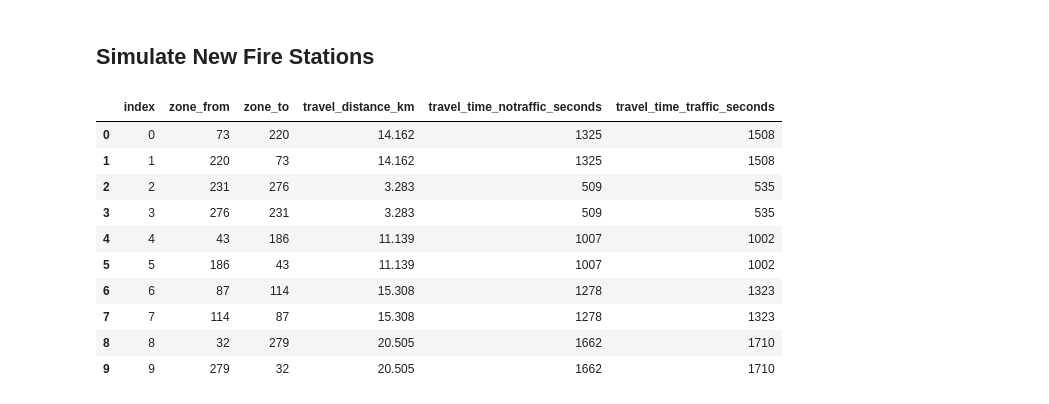
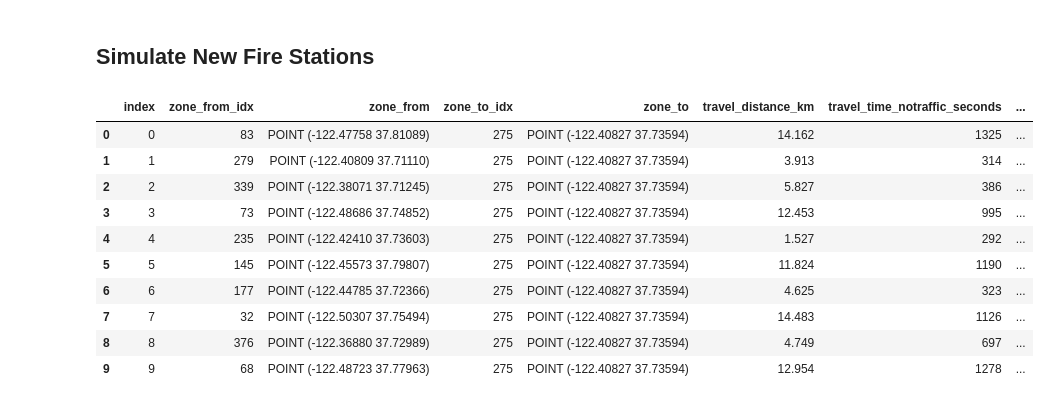
Before and after one commit to mjgood4/firstrespondersites, a Jupyter notebook: research/eda/manderson334/notebooks/Unit Responses.ipynb, the cells around one changed output. Drawn from its saved outputs; the diff is of its cells as text; code cells hidden in the pictures.

Commit message:
simulation zones

```diff
--- a/research/eda/manderson334/notebooks/Unit Responses.ipynb
+++ b/research/eda/manderson334/notebooks/Unit Responses.ipynb
@@ -498,20 +498,24 @@ zone_output_df
 # %%
 # load travel times
 
 with sqlite3.connect(database_path) as db_conn:
 
-    travel_times_raw = pd.read_sql_query("select * from zone_distance", db_conn)
+    travel_times = pd.read_sql_query("select * from zone_distance", db_conn)
+    travel_times['zone_from'] = geo_pd.GeoSeries(travel_times['zone_from'].apply(shapely.wkt.loads), crs="EPSG:4326")
+    travel_times['zone_to'] = geo_pd.GeoSeries(travel_times['zone_to'].apply(shapely.wkt.loads), crs="EPSG:4326")
+    travel_times = geo_pd.GeoDataFrame(travel_times, geometry="zone_from", crs="EPSG:4326")
 
-travel_times_raw.head(10)
+
+travel_times.head(10)
 # %% [output]
-|  | index | zone_from | zone_to | travel_distance_km | travel_time_notraffic_seconds | travel_time_traffic_seconds |
-| 0 | 0 | 73 | 220 | 14.162 | 1325 | 1508 |
-| 1 | 1 | 220 | 73 | 14.162 | 1325 | 1508 |
-| 2 | 2 | 231 | 276 | 3.283 | 509 | 535 |
-| 3 | 3 | 276 | 231 | 3.283 | 509 | 535 |
-| 4 | 4 | 43 | 186 | 11.139 | 1007 | 1002 |
-| 5 | 5 | 186 | 43 | 11.139 | 1007 | 1002 |
-| 6 | 6 | 87 | 114 | 15.308 | 1278 | 1323 |
-| 7 | 7 | 114 | 87 | 15.308 | 1278 | 1323 |
-| 8 | 8 | 32 | 279 | 20.505 | 1662 | 1710 |
-| 9 | 9 | 279 | 32 | 20.505 | 1662 | 1710 |
+|  | index | zone_from_idx | zone_from | zone_to_idx | zone_to | travel_distance_km | travel_time_notraffic_seconds | ... |
+| 0 | 0 | 83 | POINT (-122.47758 37.81089) | 275 | POINT (-122.40827 37.73594) | 14.162 | 1325 | ... |
+| 1 | 1 | 279 | POINT (-122.40809 37.71110) | 275 | POINT (-122.40827 37.73594) | 3.913 | 314 | ... |
+| 2 | 2 | 339 | POINT (-122.38071 37.71245) | 275 | POINT (-122.40827 37.73594) | 5.827 | 386 | ... |
+| 3 | 3 | 73 | POINT (-122.48686 37.74852) | 275 | POINT (-122.40827 37.73594) | 12.453 | 995 | ... |
+| 4 | 4 | 235 | POINT (-122.42410 37.73603) | 275 | POINT (-122.40827 37.73594) | 1.527 | 292 | ... |
+| 5 | 5 | 145 | POINT (-122.45573 37.79807) | 275 | POINT (-122.40827 37.73594) | 11.824 | 1190 | ... |
+| 6 | 6 | 177 | POINT (-122.44785 37.72366) | 275 | POINT (-122.40827 37.73594) | 4.625 | 323 | ... |
+| 7 | 7 | 32 | POINT (-122.50307 37.75494) | 275 | POINT (-122.40827 37.73594) | 14.483 | 1126 | ... |
+| 8 | 8 | 376 | POINT (-122.36880 37.72989) | 275 | POINT (-122.40827 37.73594) | 4.749 | 697 | ... |
+| 9 | 9 | 68 | POINT (-122.48723 37.77963) | 275 | POINT (-122.40827 37.73594) | 12.954 | 1278 | ... |
```
Also changed, not shown: parts of 6 cells of this notebook, 2 other files.
